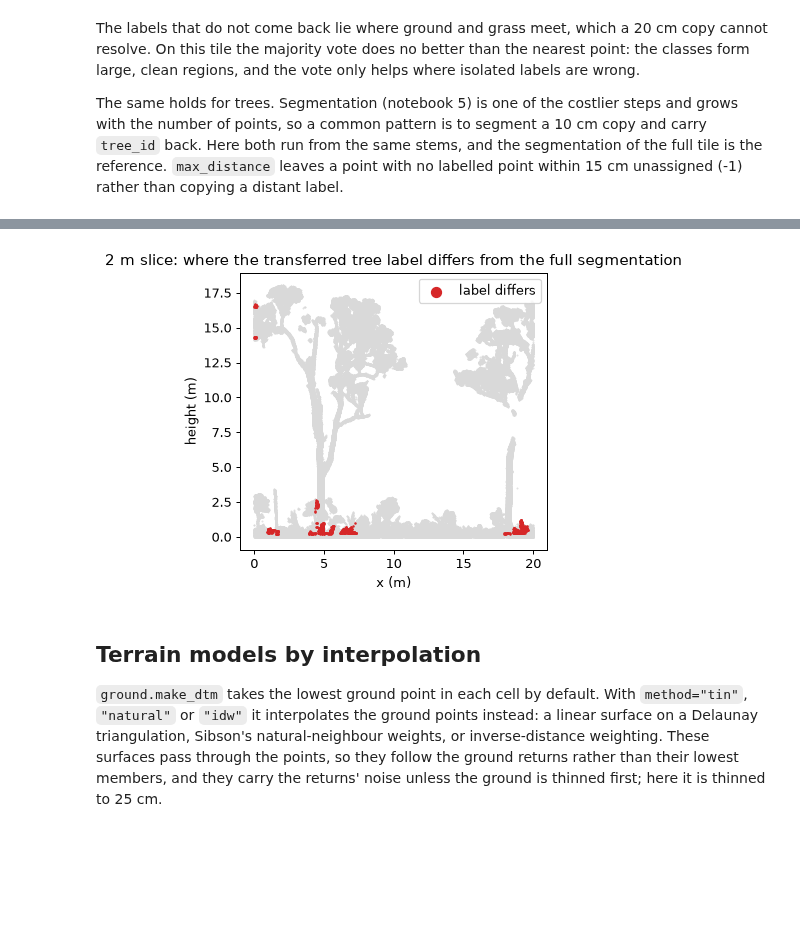
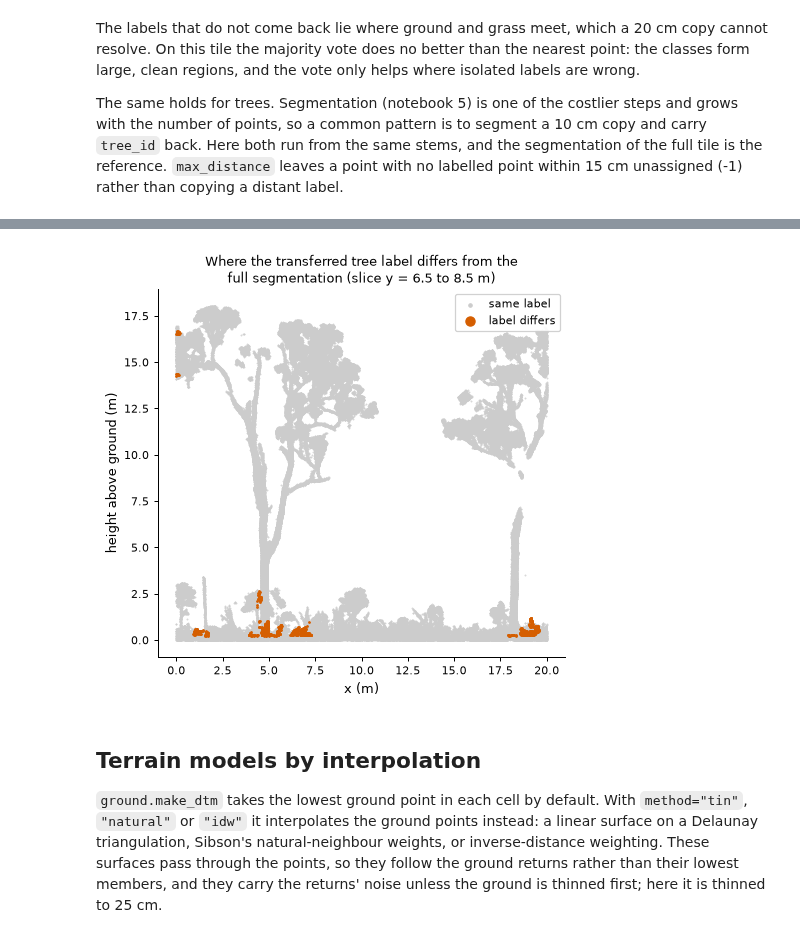
Before and after one commit to UQ-EORC/Sylva, a Jupyter notebook: docs/examples/12_interpolation.ipynb, the cells around one changed output, grey strips where cells are left out. Drawn from its saved outputs; the diff is of its cells as text; code cells hidden in the pictures; blank space fills up the shorter version.

```diff
--- a/docs/examples/12_interpolation.ipynb
+++ b/docs/examples/12_interpolation.ipynb
@@ -11,11 +11,16 @@ from pathlib import Path
 
 import numpy as np
 import matplotlib.pyplot as plt
+from matplotlib.colors import ListedColormap
 import sylva
 from sylva import synthetic
 
 DATA = Path("data")          # the Litchfield tile, cut by make_litch_subset.py
-plt.rcParams.update({"figure.dpi": 90, "figure.figsize": (7, 4), "axes.grid": False})
+plt.style.use("sylva.mplstyle")     # shared figure style; C0 to C7 are the Okabe-Ito colours
+GROUND, WOOD, LEAF, GRASS, CONTEXT = "#997A5C", "#4D2B12", "#009E73", "#E69F00", "0.8"   # the same in every notebook
+DIVERGING = "RdBu_r"                # for signed differences, centred on zero
+LABELS = ListedColormap(["#332288", "#88CCEE", "#44AA99", "#117733", "#999933", "#DDCC77",
+                         "#CC6677", "#882255", "#AA4499"])   # tree ids and clusters: Paul Tol's muted set
 import pandas as pd
 from sylva import filters, ground, interpolate, trees
 
@@ -86,14 +91,14 @@ the same label as the full segmentation: 98.7% of all points, 97.6% of the point
 # %%
 slab = (cloud.y > 6.5) & (cloud.y < 8.5)
 differ = slab & in_tree & (tid != direct)
-fig, ax = plt.subplots(figsize=(10, 4))
-ax.scatter(cloud.x[slab], cloud.attrs["height"][slab], s=0.2, c="0.85")
-ax.scatter(cloud.x[differ], cloud.attrs["height"][differ], s=1.0, c="C3", label="label differs")
-ax.set(title="2 m slice: where the transferred tree label differs from the full segmentation",
-       xlabel="x (m)", ylabel="height (m)", aspect="equal")
-ax.legend(markerscale=8, loc="upper right");
+fig, ax = plt.subplots(figsize=(7, 5))
+ax.scatter(cloud.x[slab], cloud.attrs["height"][slab], s=0.2, c=CONTEXT, label="same label")
+ax.scatter(cloud.x[differ], cloud.attrs["height"][differ], s=1.5, c="C3", label="label differs")
+ax.set(title="Where the transferred tree label differs from the\nfull segmentation (slice y = 6.5 to 8.5 m)",
+       xlabel="x (m)", ylabel="height above ground (m)", aspect="equal")
+ax.legend(markerscale=6, loc="upper right");
 # %% [output]
-[figure, old version]
+[figure, new version]
 # %% [markdown]
 ## Terrain models by interpolation
 
```
Also changed, not shown: parts of 3 cells of this notebook, 19 other files.
